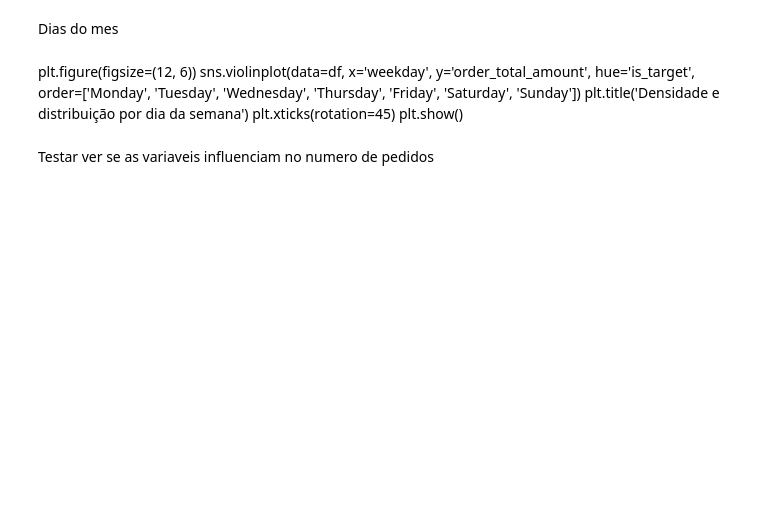
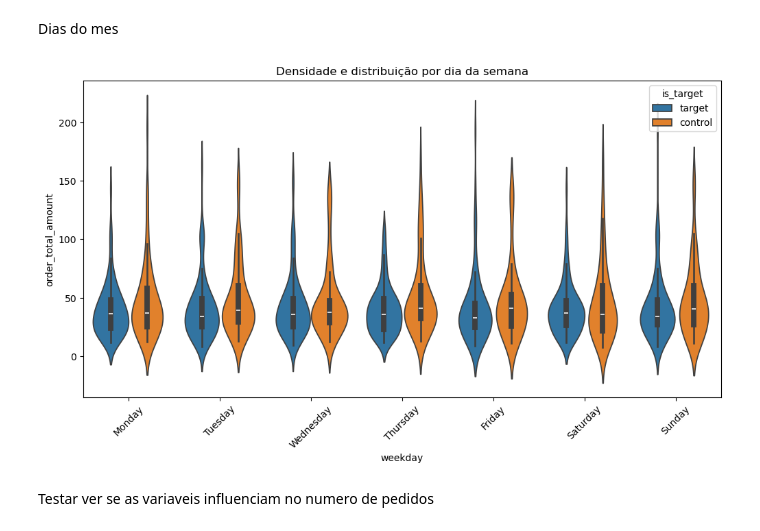
Before and after one commit to elianezanlorense/ifood_cs, a Jupyter notebook: code/notebook/05.cli_res copy.ipynb, the cells around one changed output. Cells and saved outputs as stored; diff of their text form; code cells hidden in the pictures; blank space fills up the shorter version.

```diff
--- a/code/notebook/05.cli_res copy.ipynb
+++ b/code/notebook/05.cli_res copy.ipynb
@@ -33,8 +25,7 @@ from utilities.descritiva import (
 # %%
 from pathlib import Path
 BASE_PATH = Path("/Users/maceli/ifood_cs/dados")
-df = pd.read_parquet(BASE_PATH / "silver" / "df_publico_orders.parquet")#.drop([ "delivery_address_district", "delivery_address_country",'customer_name','active','created_at','delivery_address_external_id'], axis=1)
-df.head()
+df = pd.read_parquet(BASE_PATH / "gold" / "df_publico.parquet")
 # %% [markdown]
 id_sample=['000009e29b12d8c5b9c9579e21384320c2df3bd935f19e12402be6b07a099361',
        '000021924bf8192f64a7cc17ce7c0bc511cba907308f80f3be7d81df1480e909',
@@ -47,21 +38,6 @@ id_sample=['000009e29b12d8c5b9c9579e21384320c2df3bd935f19e12402be6b07a099361',
        '000116a7bc0a1da0c86ba2dddc02fcc70d35f8b900d69305d7eb13757f8a0c44',
        '0001226e5175177581c0e520732ba58a61dfa96d57be0caef75f5bc948887a8c']
 df = df[df['customer_id'].isin(id_sample)]
-# %%
-df["order_created_at"] = pd.to_datetime(df["order_created_at"], utc=True)
-df['unique_order_hash'] = pd.util.hash_pandas_object(
-        df[['customer_id', 'order_created_at','order_id']],
-        index=False
-    )
-df = df.drop(columns=['order_id'], errors='ignore')
-df["order_created_month"] = df["order_created_at"].dt.month
-id_both_monht=df[df['order_created_month']==12]['customer_id'].unique()
-df = df[df['customer_id'].isin(id_both_monht)].reset_index(drop=True)
-df["day_month_year"] = df["order_created_at"].dt.strftime("%d-%m-%Y")
-df["weekday"] = df["order_created_at"].dt.day_name()
-df["hour"] = df["order_created_at"].dt.hour
-
-df["day"] = df["order_created_at"].dt.day
 # %%
 df_stats_mes = (
         df.groupby(['order_created_month','is_target'])
@@ -79,12 +69,15 @@ summary_mes.head()
 # %% [markdown]
 Dias do mes
-# %% [markdown]
-plt.figure(figsize=(12, 6))
-sns.violinplot(data=df, x='weekday', y='order_total_amount', hue='is_target',
-               order=['Monday', 'Tuesday', 'Wednesday', 'Thursday', 'Friday', 'Saturday', 'Sunday'])
-plt.title('Densidade e distribuição por dia da semana')
-plt.xticks(rotation=45)
-plt.show()
+# %%
+plt.figure(figsize=(12, 6))
+sns.violinplot(data=df, x='weekday', y='order_total_amount', hue='is_target',
+
+               order=['Monday', 'Tuesday', 'Wednesday', 'Thursday', 'Friday', 'Saturday', 'Sunday'])
+plt.title('Densidade e distribuição por dia da semana')
+plt.xticks(rotation=45)
+plt.show()
+# %% [output]
+[figure, added]
 # %% [markdown]
 Testar ver se as variaveis influenciam no numero de pedidos
 # %%
```
Also changed, not shown: parts of 17 cells of this notebook, 2 other files.
